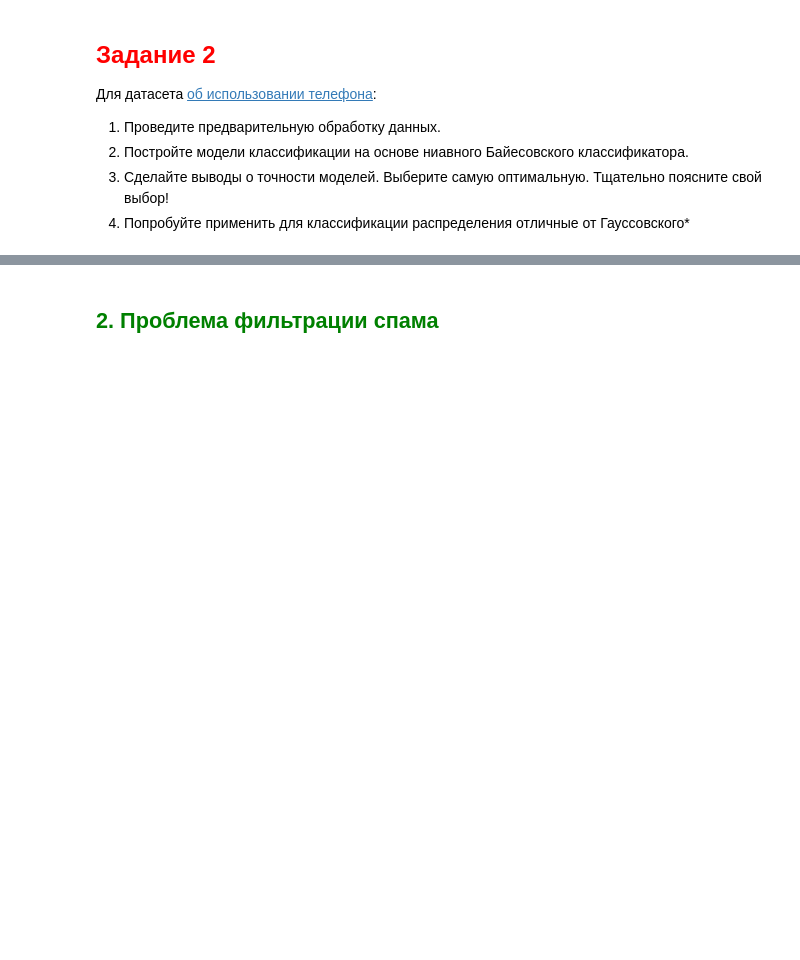
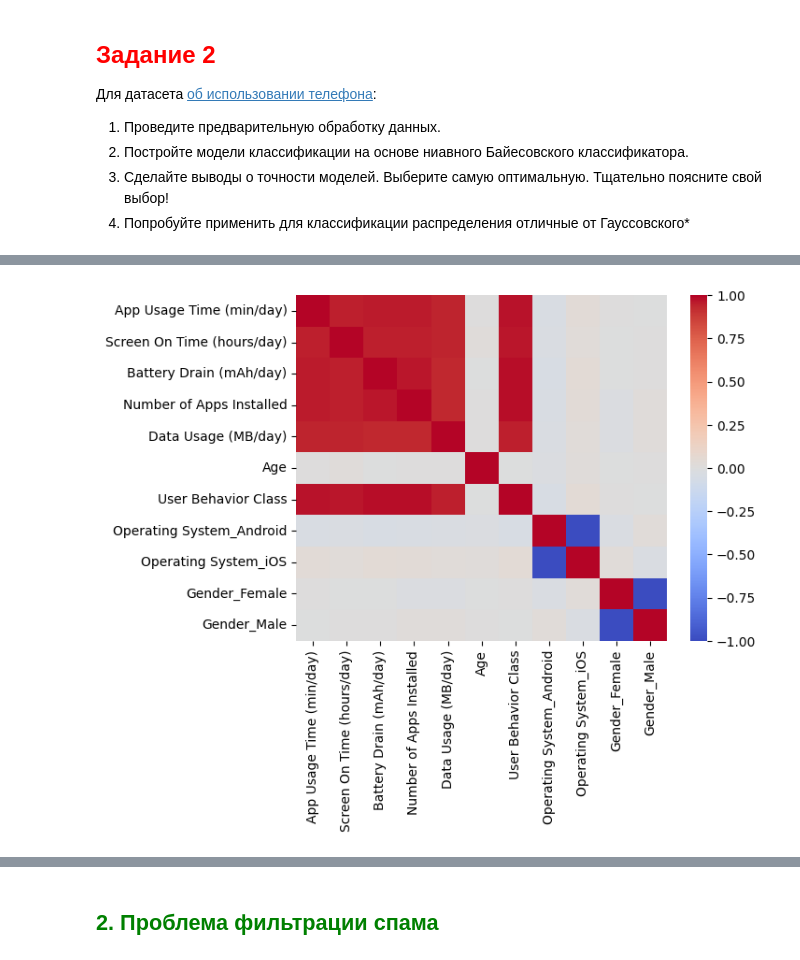
Before and after one commit to Dragoh54/MachineLearning-Labs, a Jupyter notebook: lab8/2024_ML_LR8_MACS.ipynb, the cells around one changed output, grey strips where cells are left out. Saved outputs shown, nothing was run; the diff lists cells and outputs as text; code cells hidden in the pictures; blank space fills up the shorter version.

```diff
--- a/lab8/2024_ML_LR8_MACS.ipynb
+++ b/lab8/2024_ML_LR8_MACS.ipynb
@@ -202,0 +222,3 @@ print(f"Точность на тестовой выборке: {test_accuracy}")
+# %%
+data = pd.read_csv("user_behavior_dataset.csv")
+data.head()
@@ -202,0 +232,4 @@ print(f"Точность на тестовой выборке: {test_accuracy}")
+# %%
+data = pd.get_dummies(data, columns=["Operating System", "Gender"])
+data.drop(["User ID", "Device Model"],  axis=1, inplace=True)
+data.head()
@@ -202,0 +243,5 @@ print(f"Точность на тестовой выборке: {test_accuracy}")
+# %%
+corr_matrix = data.corr()
+sns.heatmap(corr_matrix,cmap="coolwarm");
+# %% [output]
+[figure, added]
```
Also changed, not shown: parts of 8 cells of this notebook, 1 other file.
